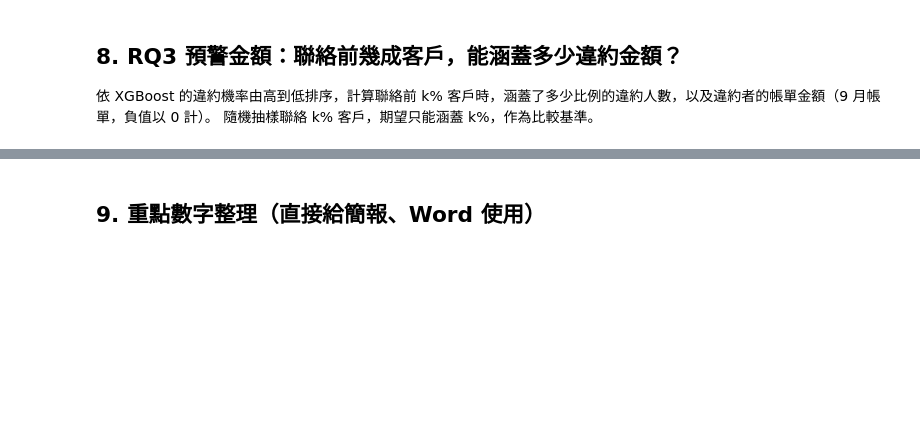
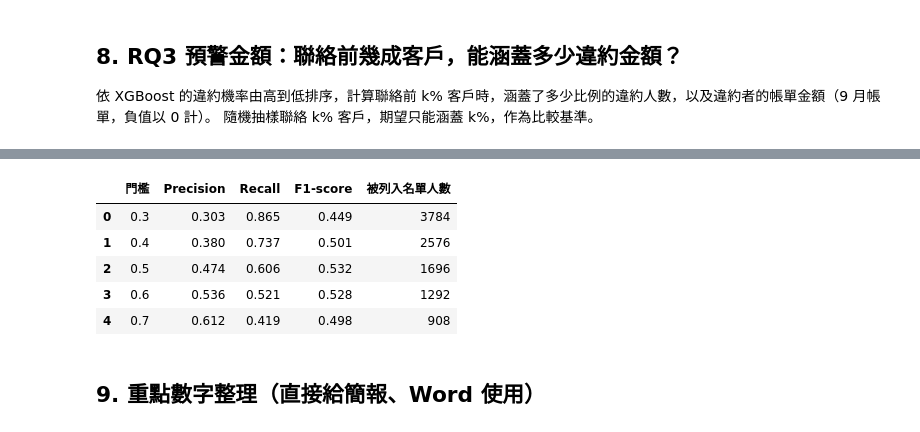
Before and after one commit to B11356025/credit-card-default-warning, a Jupyter notebook: AI期中_信用卡違約預警_可行性測試.ipynb, the cells around one changed output, grey strips where cells are left out. Saved outputs shown, nothing was run; the diff lists cells and outputs as text; code cells hidden in the pictures; blank space fills up the shorter version.

```diff
--- a/AI期中_信用卡違約預警_可行性測試.ipynb
+++ b/AI期中_信用卡違約預警_可行性測試.ipynb
@@ -423,3 +579,20 @@ plt.show()
+# %%
+# 調整門檻，看漏判和誤判怎麼取捨
+rows = []
+for t in [0.3, 0.4, 0.5, 0.6, 0.7]:
+    pr = (p >= t).astype(int)
+    rows.append([t, round(precision_score(y_test, pr), 3), round(recall_score(y_test, pr), 3),
+                 round(f1_score(y_test, pr), 3), int(pr.sum())])
+thr = pd.DataFrame(rows, columns=["門檻", "Precision", "Recall", "F1-score", "被列入名單人數"])
+thr.to_csv("results/threshold_tradeoff.csv", index=False, encoding="utf-8-sig")
+thr
+# %% [output]
+|  | 門檻 | Precision | Recall | F1-score | 被列入名單人數 |
+| 0 | 0.3 | 0.303 | 0.865 | 0.449 | 3784 |
+| 1 | 0.4 | 0.380 | 0.737 | 0.501 | 2576 |
+| 2 | 0.5 | 0.474 | 0.606 | 0.532 | 1696 |
+| 3 | 0.6 | 0.536 | 0.521 | 0.528 | 1292 |
+| 4 | 0.7 | 0.612 | 0.419 | 0.498 | 908 |
 # %% [markdown]
 ## 9. 重點數字整理（直接給簡報、Word 使用）
 # %%
```
Also changed, not shown: parts of 19 cells of this notebook, 17 other files.
